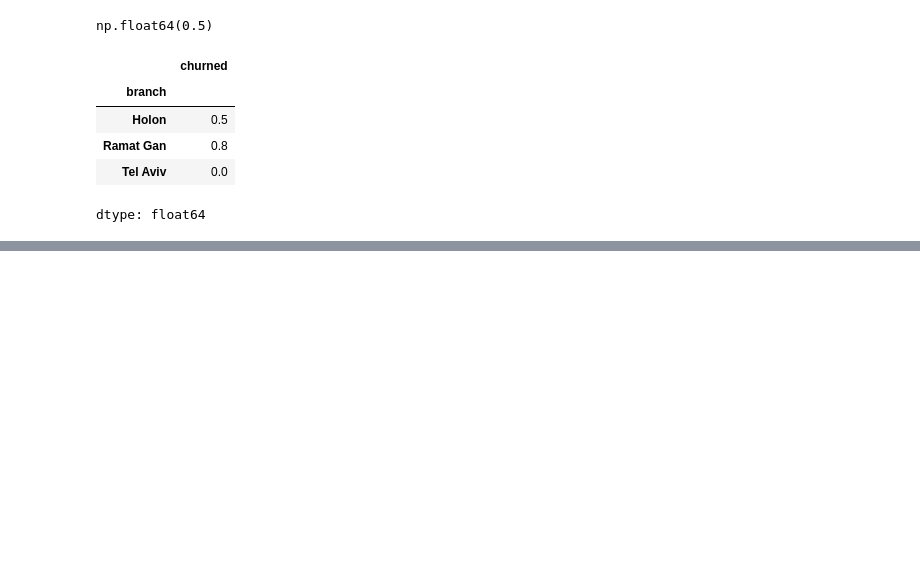
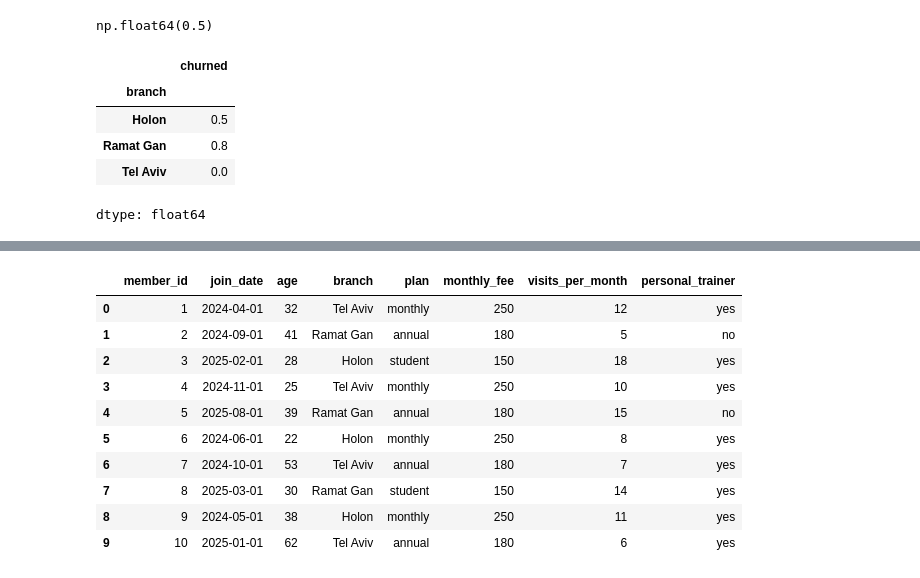
Before and after one commit to Doran1690/llm-engineering-projects, a Jupyter notebook: gym_churn_analysis.ipynb, the cells around one changed output, grey strips where cells are left out. Saved outputs shown, nothing was run; the diff lists cells and outputs as text; code cells hidden in the pictures; blank space fills up the shorter version.

```diff
--- a/gym_churn_analysis.ipynb
+++ b/gym_churn_analysis.ipynb
@@ -192,0 +223,15 @@ dtype: float64
+# %%
+batch = pd.read_csv(StringIO(answer))
+batch
+# %% [output]
+|  | member_id | join_date | age | branch | plan | monthly_fee | visits_per_month | personal_trainer |
+| 0 | 1 | 2024-04-01 | 32 | Tel Aviv | monthly | 250 | 12 | yes |
+| 1 | 2 | 2024-09-01 | 41 | Ramat Gan | annual | 180 | 5 | no |
+| 2 | 3 | 2025-02-01 | 28 | Holon | student | 150 | 18 | yes |
+| 3 | 4 | 2024-11-01 | 25 | Tel Aviv | monthly | 250 | 10 | yes |
+| 4 | 5 | 2025-08-01 | 39 | Ramat Gan | annual | 180 | 15 | no |
+| 5 | 6 | 2024-06-01 | 22 | Holon | monthly | 250 | 8 | yes |
+| 6 | 7 | 2024-10-01 | 53 | Tel Aviv | annual | 180 | 7 | yes |
+| 7 | 8 | 2025-03-01 | 30 | Ramat Gan | student | 150 | 14 | yes |
+| 8 | 9 | 2024-05-01 | 38 | Holon | monthly | 250 | 11 | yes |
+| 9 | 10 | 2025-01-01 | 62 | Tel Aviv | annual | 180 | 6 | yes |
```
Also changed, not shown: parts of 13 cells of this notebook.
